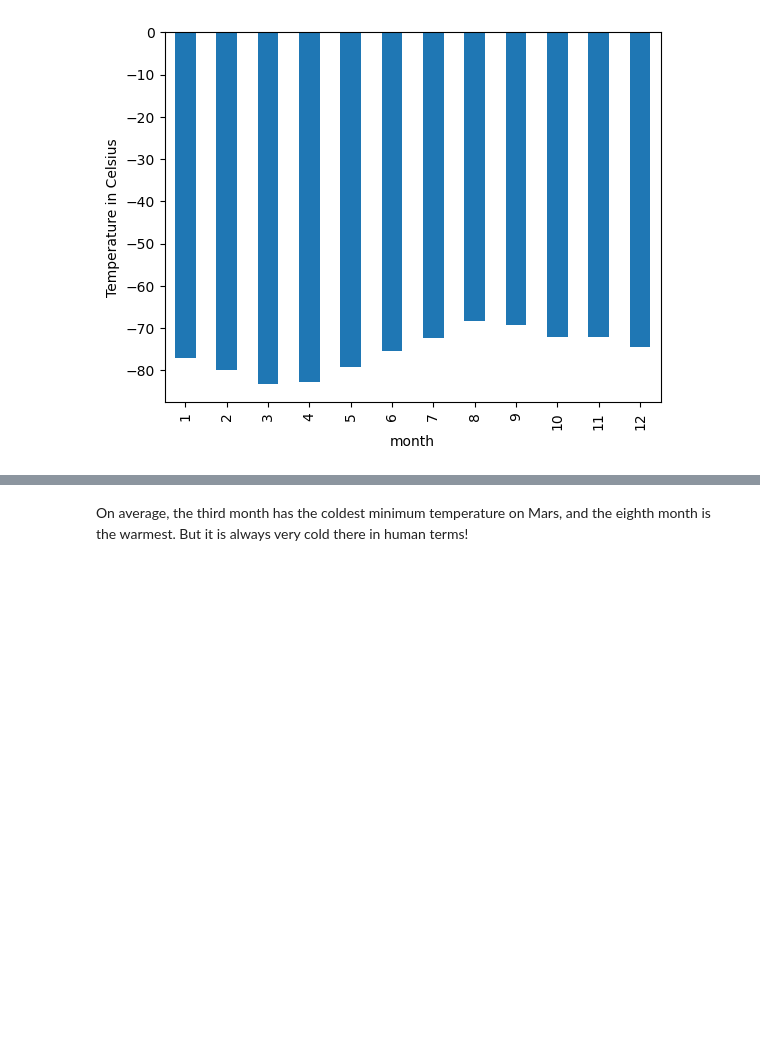
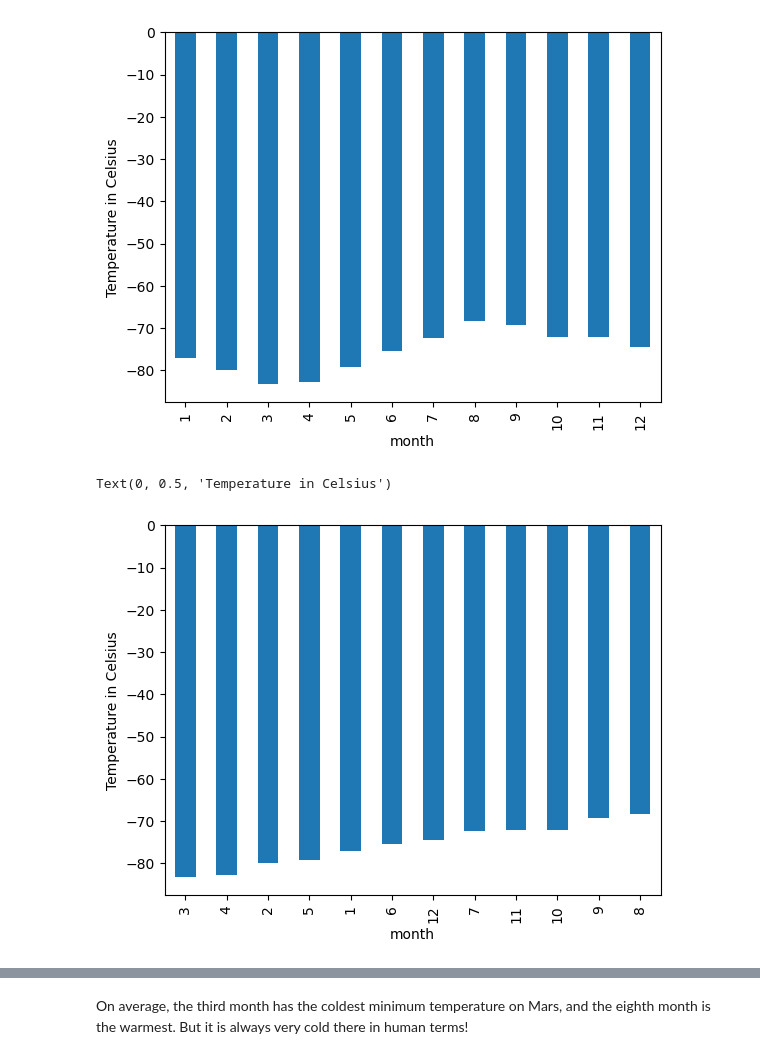
Before and after one commit to audbarrett/data_collection-challenge, a Jupyter notebook: MarsWeather/part_2_mars_weather.ipynb, the cells around one changed output, grey strips where cells are left out. Cells and saved outputs as stored; diff of their text form; code cells hidden in the pictures; blank space fills up the shorter version.

```diff
--- a/MarsWeather/part_2_mars_weather.ipynb
+++ b/MarsWeather/part_2_mars_weather.ipynb
@@ -212,6 +212,12 @@ plt.show()
 [figure]
 # %%
 # Identify the coldest and hottest months in Curiosity's location
+avg_low_ordered = months['min_temp'].mean().sort_values(ascending=True)
+avg_low_ordered.plot(kind="bar")
+plt.ylabel("Temperature in Celsius")
+# %% [output]
+Text(0, 0.5, 'Temperature in Celsius')
+[figure, added]
 # %%
 # 4. Average pressure by Martian month
 avg_pressure = months['pressure'].mean()
```
Also changed, not shown: parts of 5 cells of this notebook, 2 other files.
